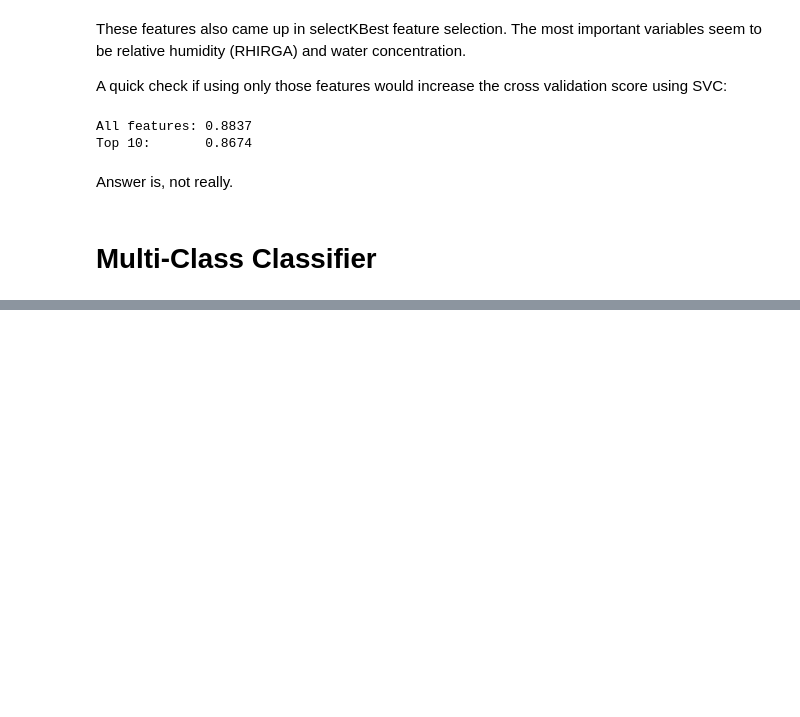
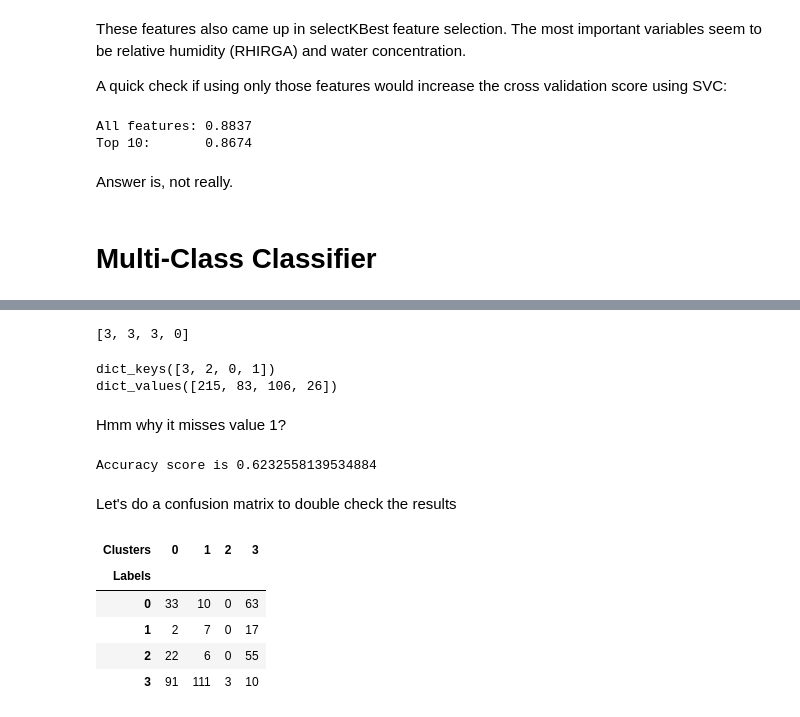
Before and after one commit to vkopio/iml-term-project, a Jupyter notebook: final_report.ipynb, the cells around one changed output, grey strips where cells are left out. Saved outputs shown, nothing was run; the diff lists cells and outputs as text; code cells hidden in the pictures; blank space fills up the shorter version.

```diff
--- a/final_report.ipynb
+++ b/final_report.ipynb
@@ -400,0 +456,4 @@ Answer is, not really.
+# %%
+kmeans_cluster = KMeans(4,n_init=50,random_state=3)
+kmeans_cluster.fit(X)
+#kmeans_cluster = KMeans(n_clusters=4, n_init=50,random_state=42).fit(X[features])
@@ -400,0 +478,32 @@ Answer is, not really.
+# %%
+permutation = find_permutation(4,y,kmeans_cluster.labels_)
+print(permutation)
+# %% [output]
+[3, 3, 3, 0]
+# %%
+from collections import Counter
+print(Counter(y).keys())
+print(Counter(y).values())
+# %% [output]
+dict_keys([3, 2, 0, 1])
+dict_values([215, 83, 106, 26])
+# %% [markdown]
+Hmm why it misses value 1?
+# %%
+new_labels = [ permutation[label] for label in kmeans_cluster.labels_]   # permute the labels
+print("Accuracy score is", accuracy_score(y, new_labels))
+# %% [output]
+Accuracy score is 0.6232558139534884
+# %% [markdown]
+Let's do a confusion matrix to double check the results
+# %%
+df = pd.DataFrame({'Labels': y, 'Clusters':kmeans_cluster.labels_})
+ct = pd.crosstab(df['Labels'],df['Clusters'])
+ct
+# %% [output]
+| Clusters | 0 | 1 | 2 | 3 |
+| Labels |  |  |  |  |
+| 0 | 33 | 10 | 0 | 63 |
+| 1 | 2 | 7 | 0 | 17 |
+| 2 | 22 | 6 | 0 | 55 |
+| 3 | 91 | 111 | 3 | 10 |
```
Also changed, not shown: parts of 42 cells of this notebook.
